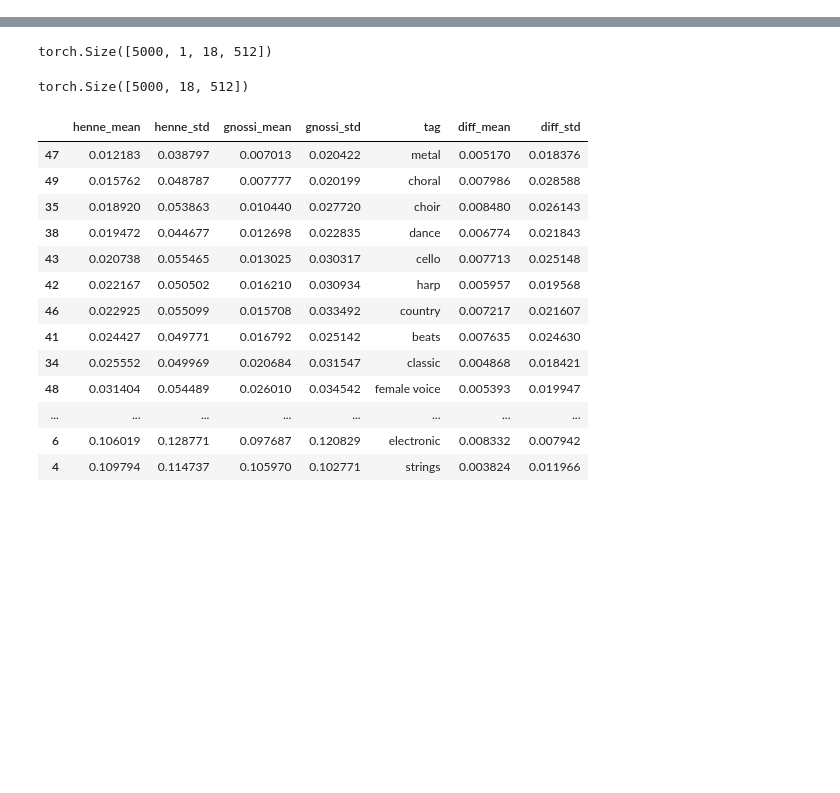
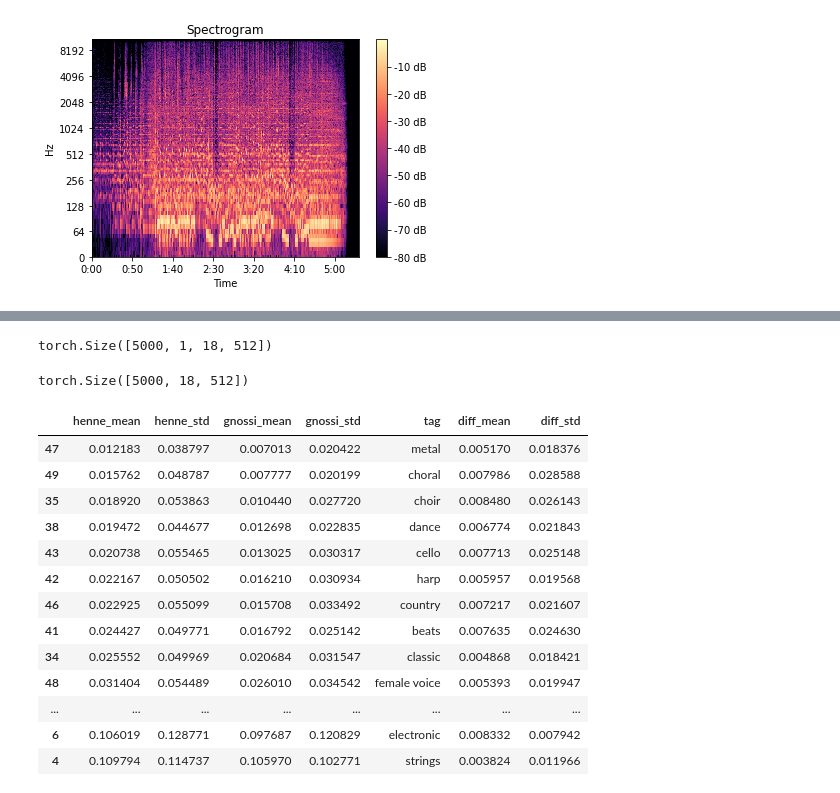
Before and after one commit to valayDave/lucid-sonic-dreams, a Jupyter notebook: analyze_song_preds.ipynb, the cells around one changed output, grey strips where cells are left out. Cells and saved outputs as stored; diff of their text form; code cells hidden in the pictures; blank space fills up the shorter version.

```diff
--- a/analyze_song_preds.ipynb
+++ b/analyze_song_preds.ipynb
@@ -0,0 +89,9 @@
+# %%
+import librosa.display
+spec = np.abs(librosa.stft(wav, hop_length=frame_duration))
+spec = librosa.amplitude_to_db(spec, ref=np.max)
+librosa.display.specshow(spec, sr=sr, x_axis='time', y_axis='log');
+plt.colorbar(format='%+2.0f dB');
+plt.title('Spectrogram');
+# %% [output]
+[figure, added]
```
Also changed, not shown: parts of 48 cells of this notebook, 2 other files.
